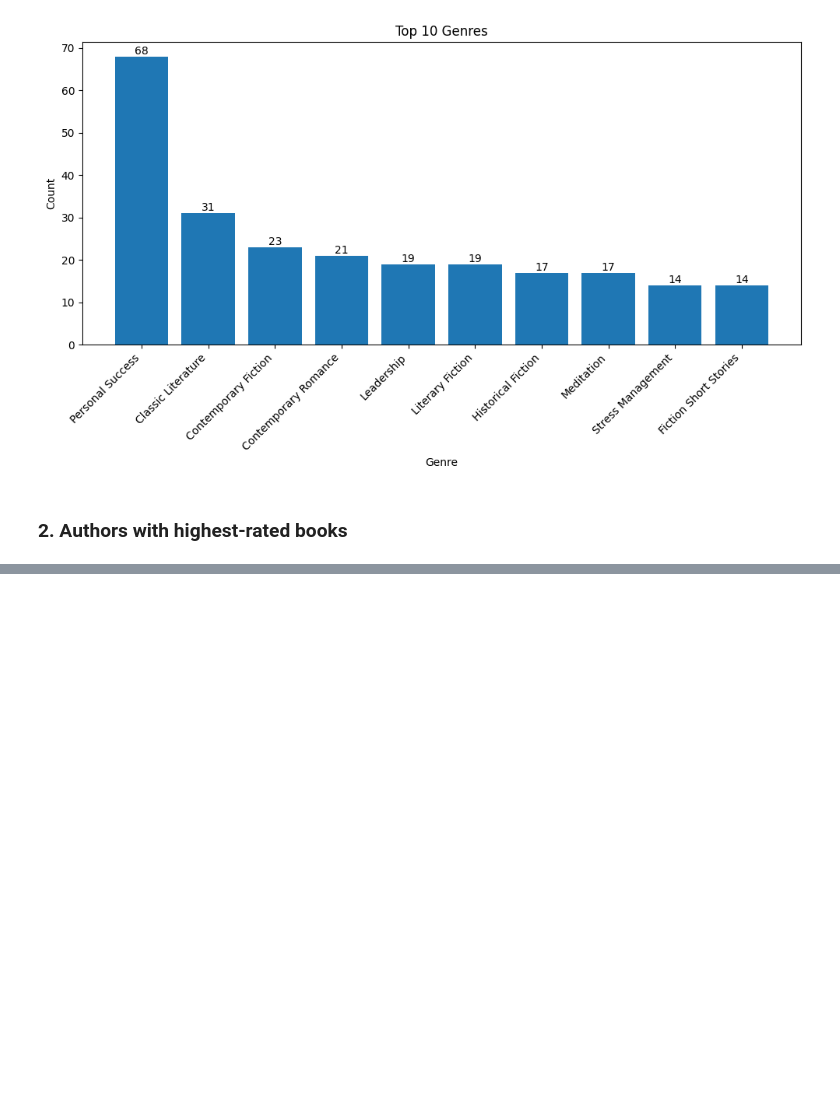
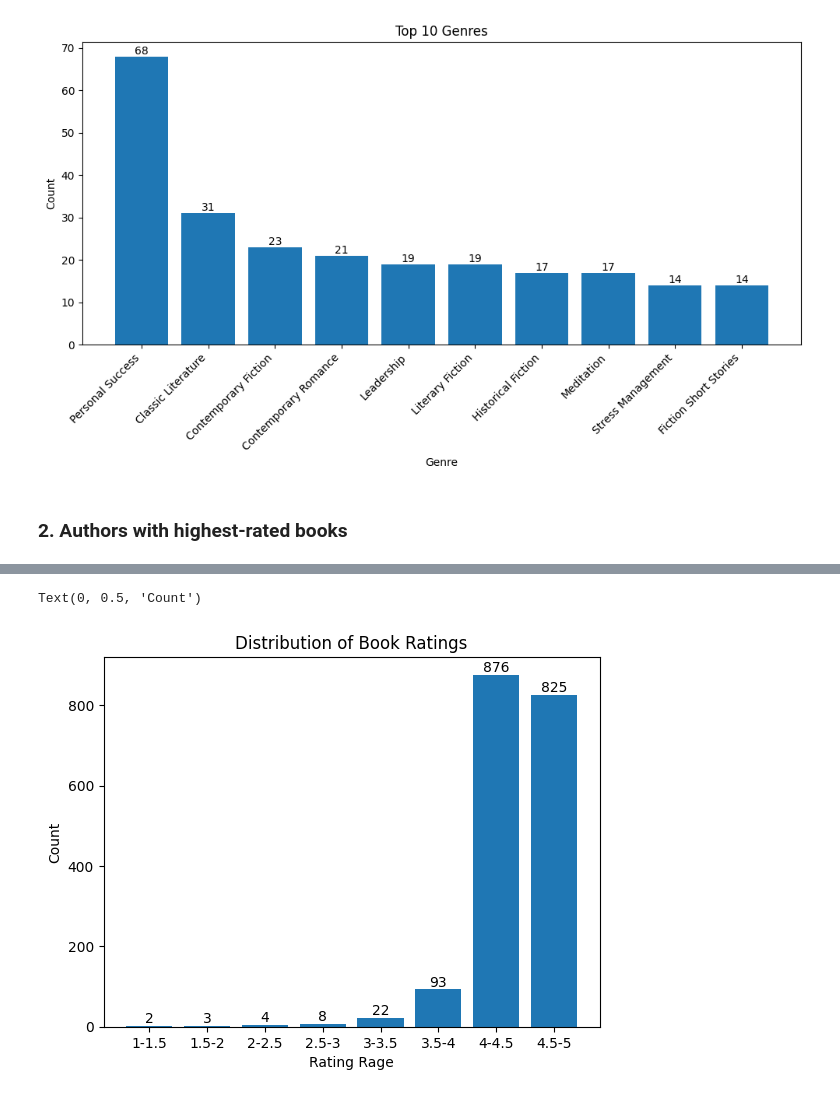
Before and after one commit to JS-Tharun/Intelligent-Book-Recommendations-System, a Jupyter notebook: notebooks/notebook.ipynb, the cells around one changed output, grey strips where cells are left out. Cells and saved outputs as stored; diff of their text form; code cells hidden in the pictures; blank space fills up the shorter version.

```diff
--- a/notebooks/notebook.ipynb
+++ b/notebooks/notebook.ipynb
@@ -486,0 +508,6 @@ highest_rating = book_df['Rating'].sort_values(ascending=False)
+# %%
+bins = [1, 1.5, 2, 2.5, 3, 3.5, 4, 4.5, 5]
+labels = ['1-1.5', '1.5-2', '2-2.5', '2.5-3', '3-3.5', '3.5-4', '4-4.5', '4.5-5']
+rating_bucket = pd.cut(book_df['Rating'], bins=bins, labels=labels, include_lowest=True)
+rating_bucket_counts = rating_bucket.value_counts().sort_index().reset_index(name='Count')
+rating_bucket_counts
@@ -486,0 +525,14 @@ highest_rating = book_df['Rating'].sort_values(ascending=False)
+# %%
+# Visualization
+
+plt.bar(rating_bucket_counts.index, rating_bucket_counts.values)
+
+for index, value in zip(rating_bucket_counts.index, rating_bucket_counts.values):
+    plt.text(index, value, str(value), ha='center', va='bottom')
+
+plt.title('Distribution of Book Ratings')
+plt.xlabel('Rating Rage')
+plt.ylabel('Count')
+# %% [output]
+Text(0, 0.5, 'Count')
+[figure, added]
```
Also changed, not shown: parts of 4 cells of this notebook.
